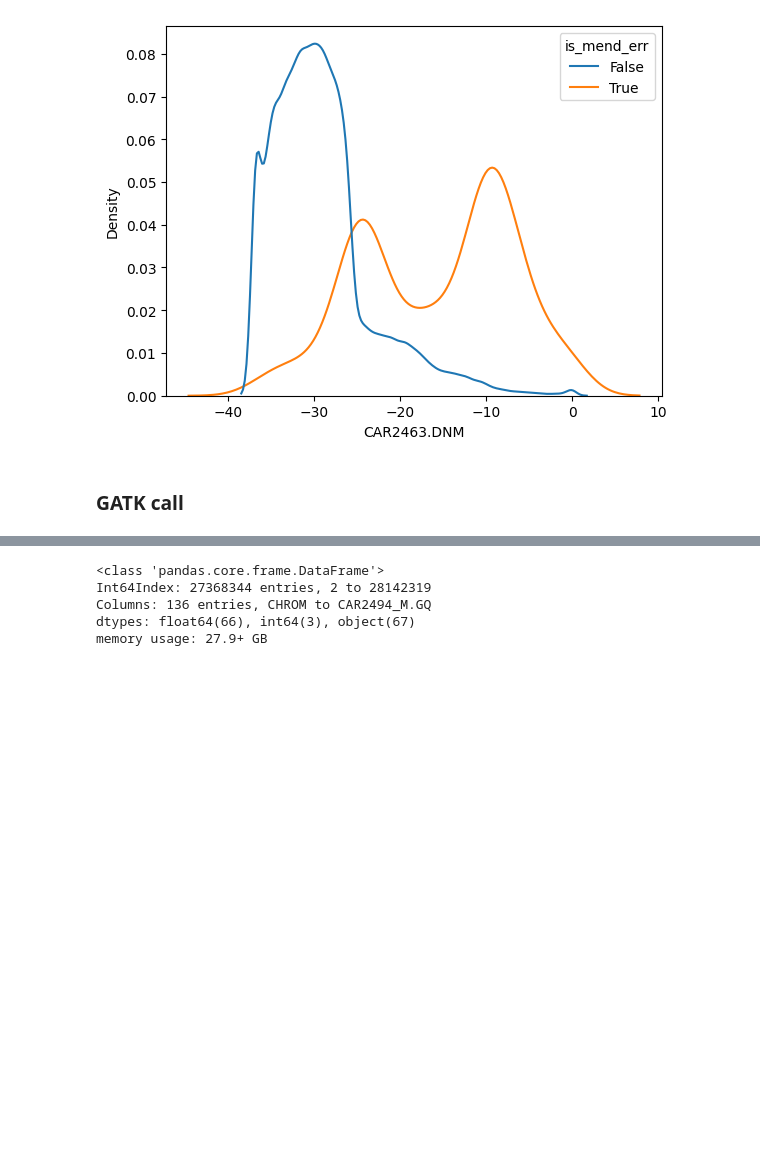
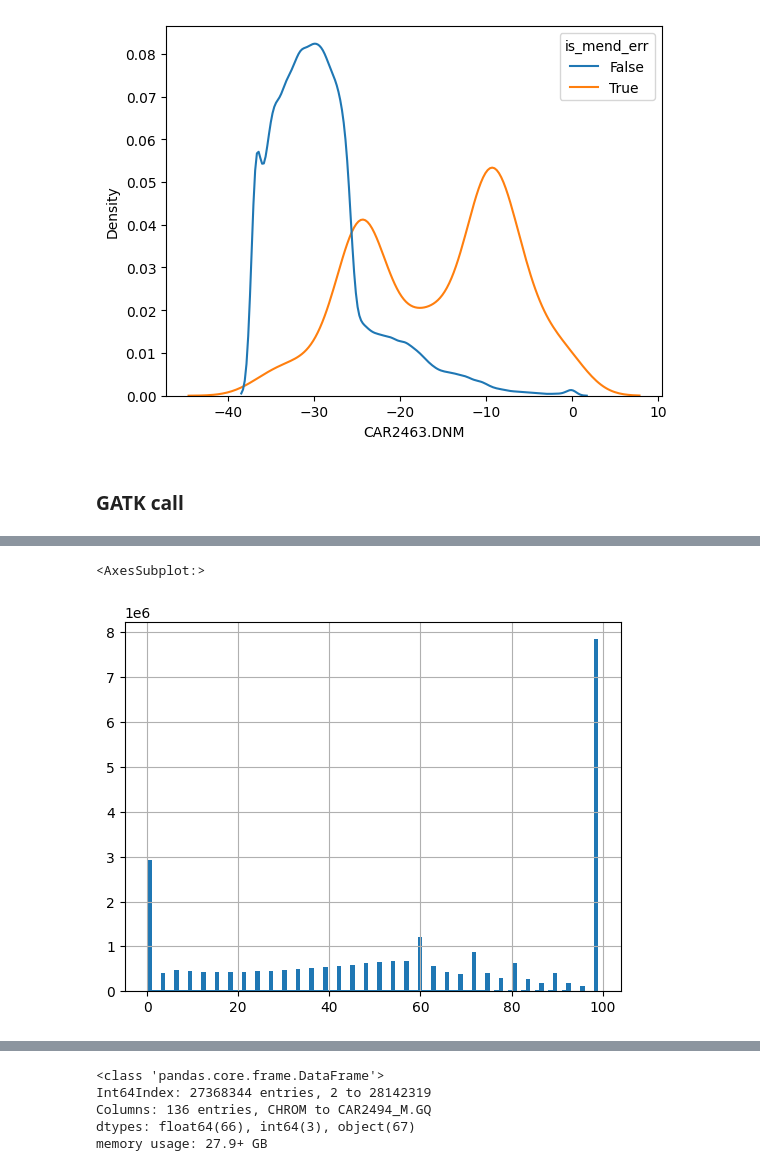
Before and after one commit to mitoclub/AquaSelection, a Jupyter notebook: intersect.ipynb, the cells around one changed output, grey strips where cells are left out. Cells and saved outputs as stored; diff of their text form; code cells hidden in the pictures; blank space fills up the shorter version.

```diff
--- a/intersect.ipynb
+++ b/intersect.ipynb
@@ -216,0 +217,5 @@ variants
+# %%
+variants['CAR2493_F.GQ'].hist(bins=100)
+# %% [output]
+<AxesSubplot:>
+[figure, added]
```
Also changed, not shown: parts of 2 cells of this notebook, 6 other files.
